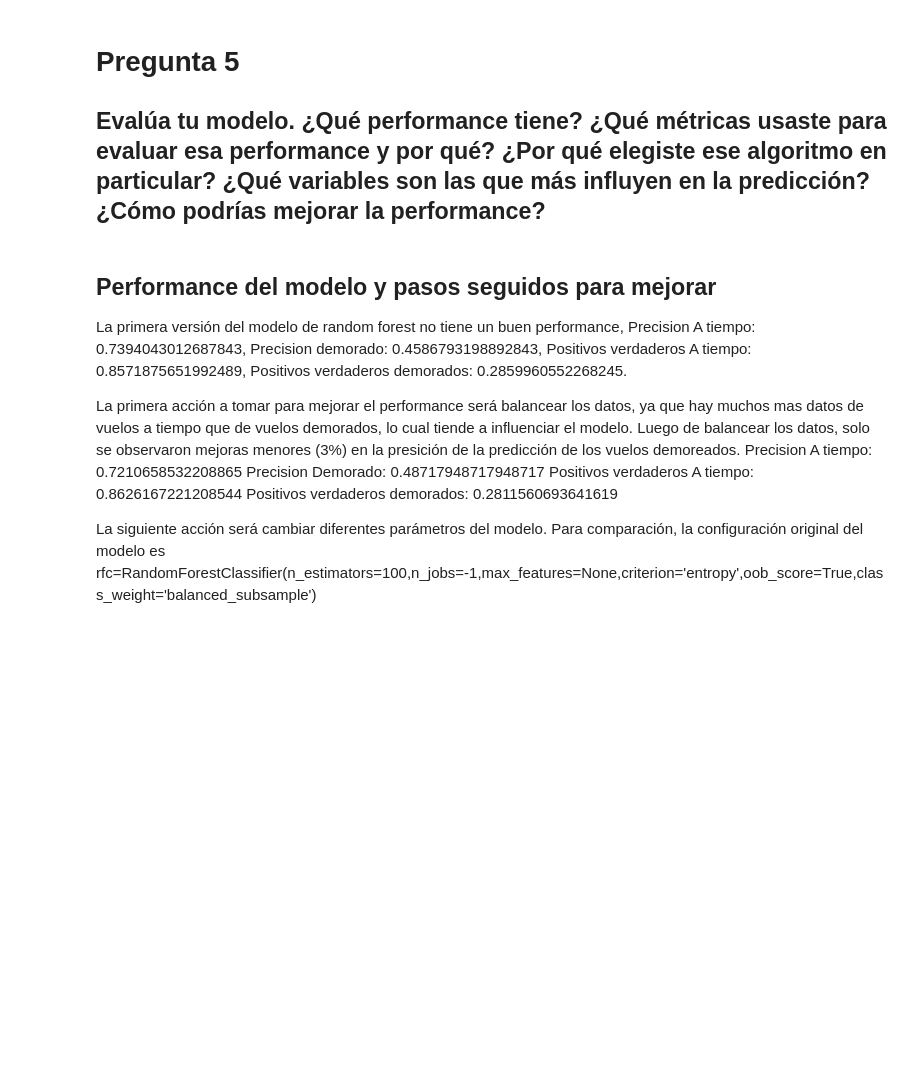
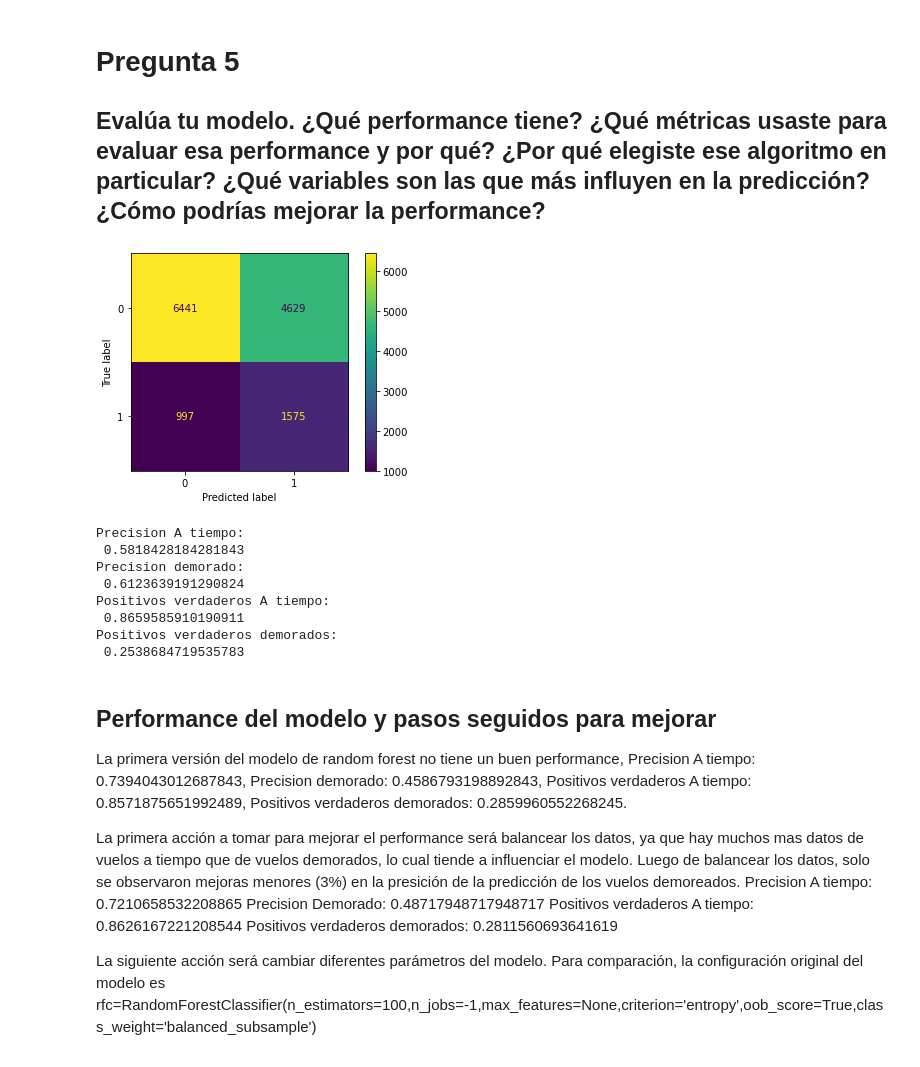
Before and after one commit to AndresFrancoG/desafioDSLatam, a Jupyter notebook: solution.ipynb, the cells around one changed output. Saved outputs shown, nothing was run; the diff lists cells and outputs as text; code cells hidden in the pictures; blank space fills up the shorter version.

```diff
--- a/solution.ipynb
+++ b/solution.ipynb
@@ -435,7 +435,7 @@ from sklearn.metrics import confusion_matrix, ConfusionMatrixDisplay
 # Split estratificado 80-20 entre datos de entreanmiento y de testeo
 X_train, X_test, y_train, y_test = train_test_split(X, y, test_size=0.2)
 # Define el clasificador de Random Forest
-mdl = svm.SVC(tol=1e-4,probability=True)
+mdl = MLPClassifier(max_iter=1000,learning_rate='adaptive',epsilon=1e-4,n_iter_no_change=20)
 # %%
 #Undersampling aleatorio de la clase mayoritaria (vuelos a tiempo)
 #Oversampling de la clase minoritaria (vuelos retrasados) utilizando la técnica SMOTE
@@ -457,18 +463,28 @@ pipeline_mdl.fit(X_train,y_train)
 # %%
 #Predicts and shows score predictions
 y_pred=pipeline_mdl.predict(X_test)
 
 CM1 = confusion_matrix(y_test, y_pred)
 
-disp = ConfusionMatrixDisplay(confusion_matrix=CM1,display_labels=rfc.classes_)
+disp = ConfusionMatrixDisplay(confusion_matrix=CM1,display_labels=mdl.classes_)
 disp.plot()
 plt.show()
 
 print('Precision A tiempo:\n',(CM1[0,0]/(CM1[0,0]+CM1[0,1])))
 print('Precision demorado:\n',(CM1[1,1]/(CM1[1,0]+CM1[1,1])))
 
 print('Positivos verdaderos A tiempo:\n',(CM1[0,0]/(CM1[0,0]+CM1[1,0])))
 print('Positivos verdaderos demorados:\n',(CM1[1,1]/(CM1[0,1]+CM1[1,1])))
+# %% [output]
+[figure, added]
+Precision A tiempo:
+ 0.5818428184281843
+Precision demorado:
+ 0.6123639191290824
+Positivos verdaderos A tiempo:
+ 0.8659585910190911
+Positivos verdaderos demorados:
+ 0.2538684719535783
 # %% [markdown]
 ## Performance del modelo y pasos seguidos para mejorar
 La primera versión del modelo de random forest no tiene un buen performance, Precision A tiempo: 0.7394043012687843, Precision demorado:  0.4586793198892843, Positivos verdaderos A tiempo: 0.8571875651992489, Positivos verdaderos demorados: 0.2859960552268245.
```
Also changed, not shown: parts of 3 cells of this notebook.
